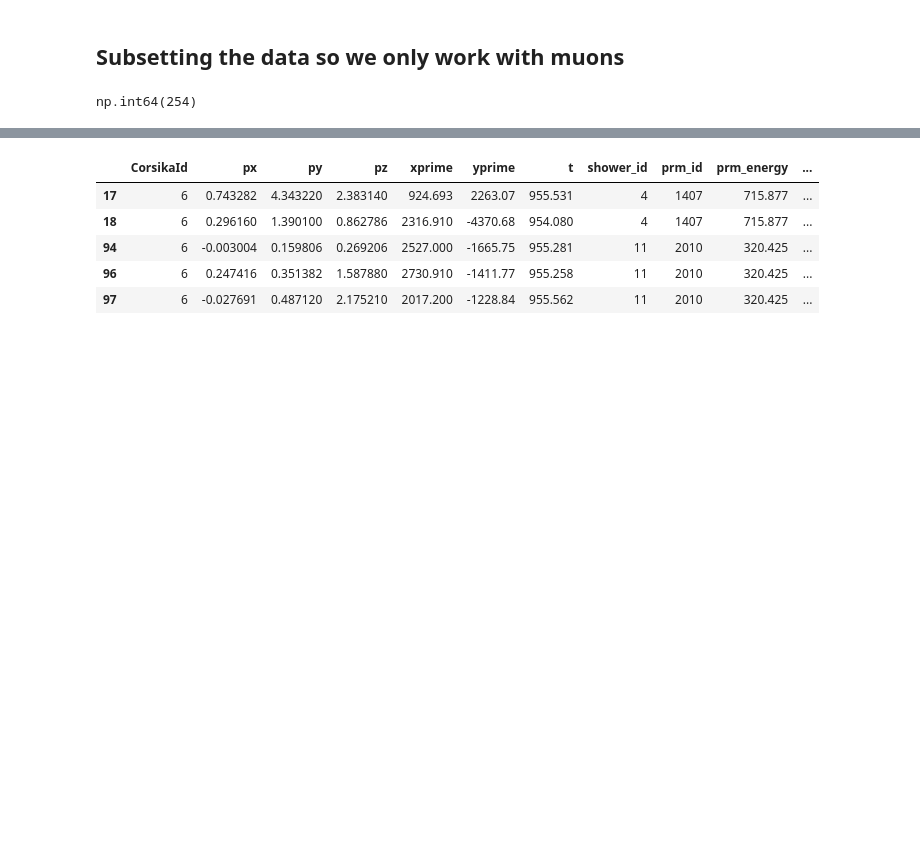
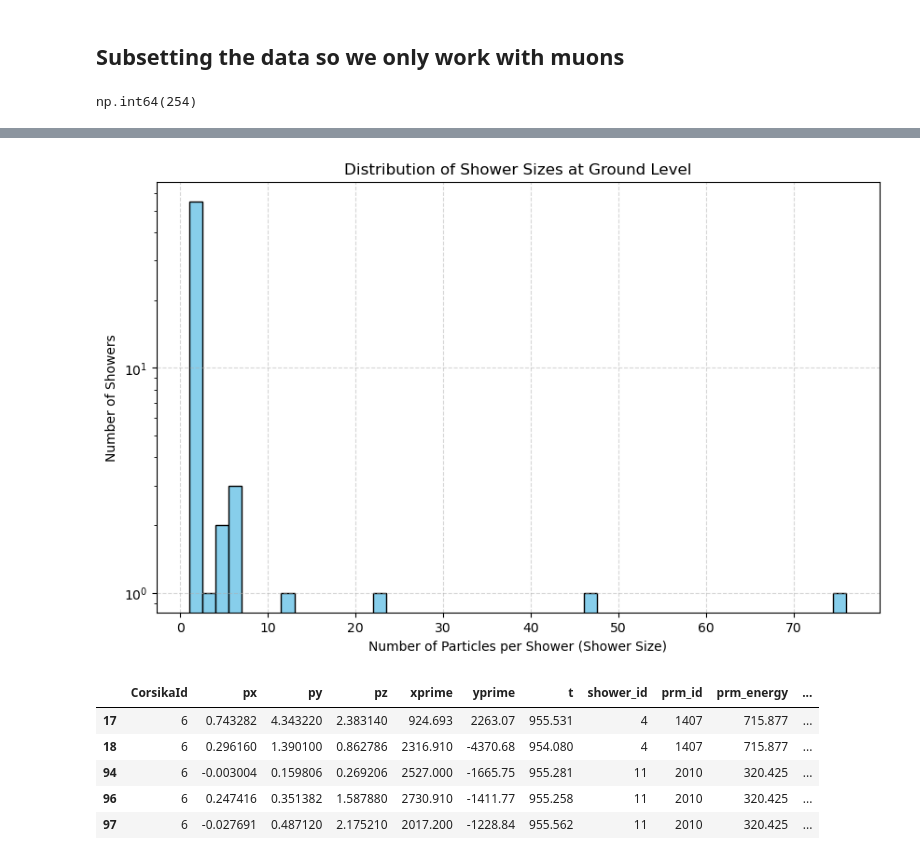
Before and after one commit to JKariithi/Muon_Distribution_Analysis, a Jupyter notebook: analysis_explanation/analysis.ipynb, the cells around one changed output, grey strips where cells are left out. Drawn from its saved outputs; the diff is of its cells as text; code cells hidden in the pictures; blank space fills up the shorter version.

```diff
--- a/analysis_explanation/analysis.ipynb
+++ b/analysis_explanation/analysis.ipynb
@@ -67,3 +129,26 @@ np.int64(254)
+# %%
+import matplotlib.pyplot as plt
+
+# 1. Count the number of particles per shower
+particles_per_shower = df['shower_id'].value_counts()
+
+# 2. Create the histogram
+plt.figure(figsize=(10, 6))
+plt.hist(particles_per_shower, bins=50, color='skyblue', edgecolor='black')
+
+# Cosmic ray data usually spans many orders of magnitude,
+# so a logarithmic scale on the y-axis is very helpful!
+plt.yscale('log')
+
+plt.title('Distribution of Shower Sizes at Ground Level')
+plt.xlabel('Number of Particles per Shower (Shower Size)')
+plt.ylabel('Number of Showers')
+plt.grid(True, alpha=0.5, linestyle='--')
+
+# Save the figure
+plt.savefig('shower_size_histogram.png')
+# %% [output]
+[figure, added]
 # %%
 df.head()
 # %% [output]
```
Also changed, not shown: parts of 8 cells of this notebook, 3 other files.
